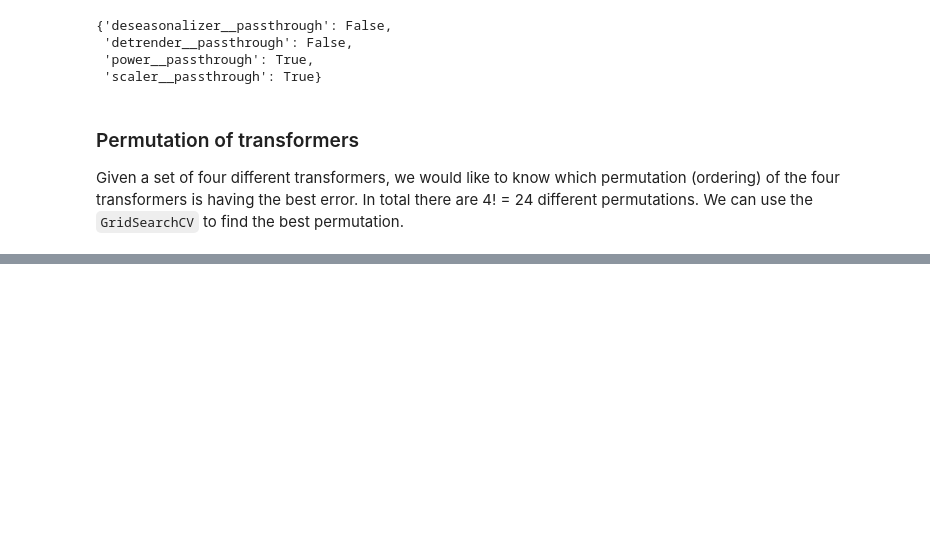
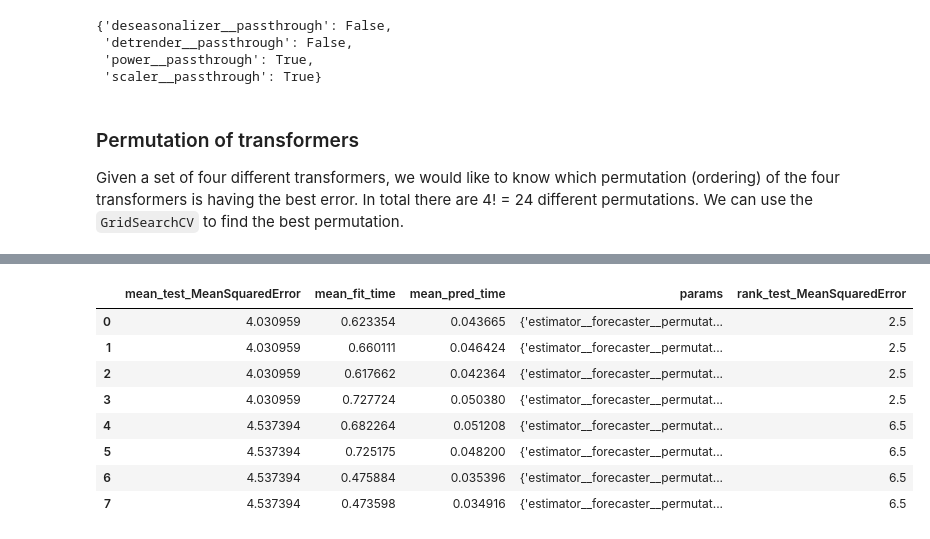
Before and after one commit to sktime/sktime-tutorial-pydata-global-2022, a Jupyter notebook: notebooks/tuning.ipynb, the cells around one changed output, grey strips where cells are left out. Saved outputs shown, nothing was run; the diff lists cells and outputs as text; code cells hidden in the pictures; blank space fills up the shorter version.

```diff
--- a/notebooks/tuning.ipynb
+++ b/notebooks/tuning.ipynb
@@ -338,0 +409,41 @@ Given a set of four different transformers, we would like to know which permutat
+# %%
+from sklearn.base import BaseEstimator
+from sktime.transformations.base import BaseTransformer
+from typing import List, Tuple
+import itertools
+
+
+# TODO: possibly add this to sktime as a general utility
+def _get_all_permutations(steps: List[Tuple[str, BaseEstimator]]) -> List[str]:
+    steps_preprocess = []
+    steps_postprocess = []
+
+    names, estimators = zip(*steps)
+    for name, est in zip(names, estimators):
+        if isinstance(est, BaseTransformer):
+            steps_preprocess.append(name)
+        else:
+            steps_postprocess = list(set(names) - set(steps_preprocess))
+            break
+
+    # create permutations of pre-preocessing steps
+    tuples = list(itertools.permutations(steps_preprocess))
+    permutations = [list(x) for x in tuples]
+    permutations = [x for x in permutations if len(x) == len(set(x))]
+
+    # append forecaster and post-processing steps to permutations
+    for i in range(len(permutations)):
+        permutations[i] = permutations[i] + steps_postprocess
+
+    return permutations
+# %%
+permuations = _get_all_permutations(
+    steps=[
+        ("detrender", OptionalPassthrough(Detrender())),
+        ("deseasonalizer", OptionalPassthrough(Deseasonalizer())),
+        ("power", OptionalPassthrough(TabularToSeriesAdaptor(PowerTransformer()))),
+        ("scaler", OptionalPassthrough(TabularToSeriesAdaptor(RobustScaler()))),
+        ("forecaster", ExponentialSmoothing()),
+    ]
+)
+permuations
@@ -338,0 +522,12 @@ Given a set of four different transformers, we would like to know which permutat
+# %%
+gscv.cv_results_.sort_values(by="mean_test_MeanSquaredError")
+# %% [output]
+|  | mean_test_MeanSquaredError | mean_fit_time | mean_pred_time | params | rank_test_MeanSquaredError |
+| 0 | 4.030959 | 0.623354 | 0.043665 | {'estimator__forecaster__permutat... | 2.5 |
+| 1 | 4.030959 | 0.660111 | 0.046424 | {'estimator__forecaster__permutat... | 2.5 |
+| 2 | 4.030959 | 0.617662 | 0.042364 | {'estimator__forecaster__permutat... | 2.5 |
+| 3 | 4.030959 | 0.727724 | 0.050380 | {'estimator__forecaster__permutat... | 2.5 |
+| 4 | 4.537394 | 0.682264 | 0.051208 | {'estimator__forecaster__permutat... | 6.5 |
+| 5 | 4.537394 | 0.725175 | 0.048200 | {'estimator__forecaster__permutat... | 6.5 |
+| 6 | 4.537394 | 0.475884 | 0.035396 | {'estimator__forecaster__permutat... | 6.5 |
+| 7 | 4.537394 | 0.473598 | 0.034916 | {'estimator__forecaster__permutat... | 6.5 |
```
Also changed, not shown: parts of 16 cells of this notebook.
